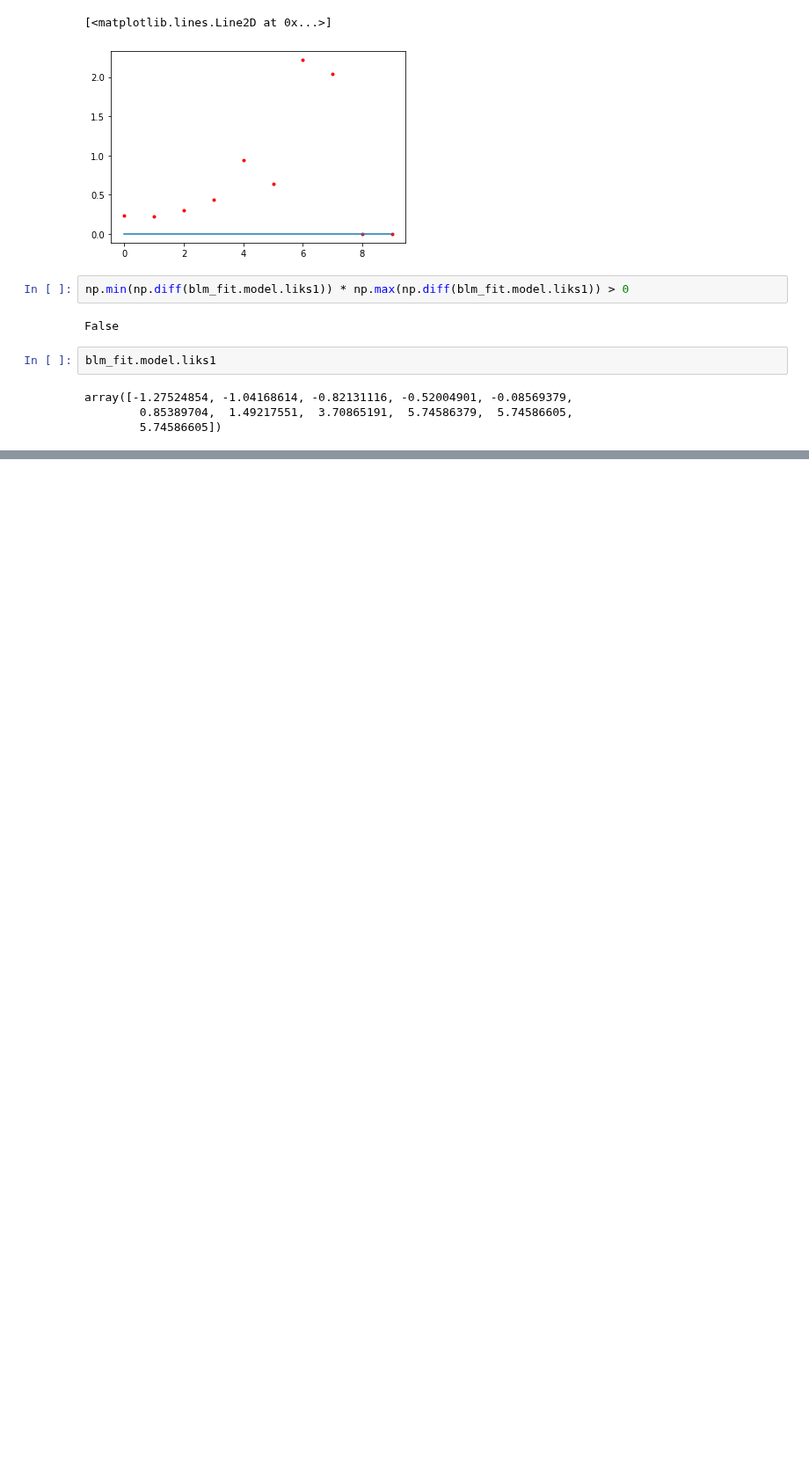
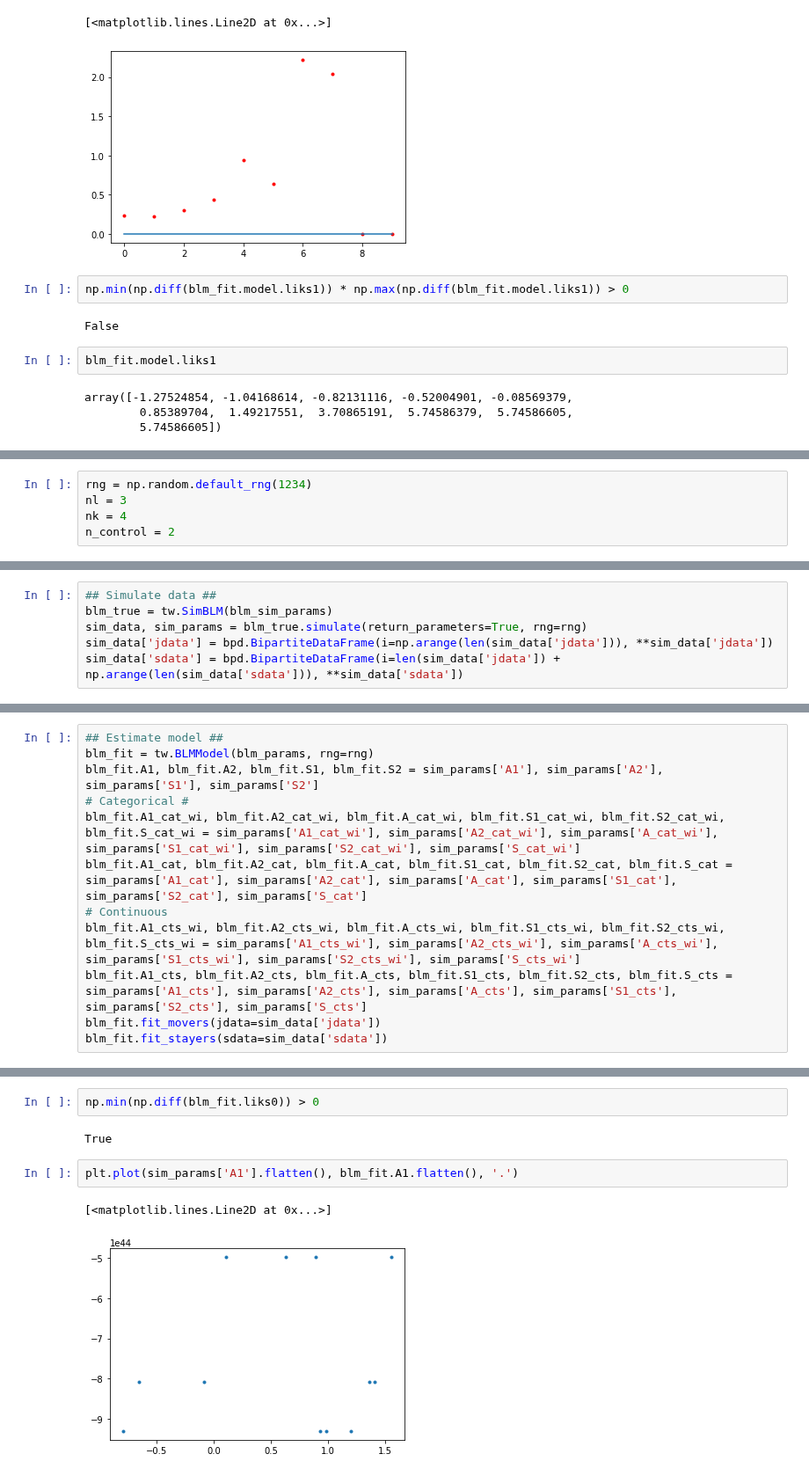
Before and after one commit to tlamadon/pytwoway, a Jupyter notebook: docs/source/notebooks/blm_example.ipynb, the cells around one changed output, grey strips where cells are left out. Shown at 88% size. Cells and saved outputs as stored; diff of their text form; blank space fills up the shorter version.

```diff
--- a/docs/source/notebooks/blm_example.ipynb
+++ b/docs/source/notebooks/blm_example.ipynb
@@ -788,0 +808,5 @@ array([-1.27524854, -1.04168614, -0.82131116, -0.52004901, -0.08569379,
+# %%
+rng = np.random.default_rng(1234)
+nl = 3
+nk = 4
+n_control = 2
@@ -788,0 +855,6 @@ array([-1.27524854, -1.04168614, -0.82131116, -0.52004901, -0.08569379,
+# %%
+## Simulate data ##
+blm_true = tw.SimBLM(blm_sim_params)
+sim_data, sim_params = blm_true.simulate(return_parameters=True, rng=rng)
+sim_data['jdata'] = bpd.BipartiteDataFrame(i=np.arange(len(sim_data['jdata'])), **sim_data['jdata'])
+sim_data['sdata'] = bpd.BipartiteDataFrame(i=len(sim_data['jdata']) + np.arange(len(sim_data['sdata'])), **sim_data['sdata'])
@@ -788,0 +873,12 @@ array([-1.27524854, -1.04168614, -0.82131116, -0.52004901, -0.08569379,
+# %%
+## Estimate model ##
+blm_fit = tw.BLMModel(blm_params, rng=rng)
+blm_fit.A1, blm_fit.A2, blm_fit.S1, blm_fit.S2 = sim_params['A1'], sim_params['A2'], sim_params['S1'], sim_params['S2']
+# Categorical #
+blm_fit.A1_cat_wi, blm_fit.A2_cat_wi, blm_fit.A_cat_wi, blm_fit.S1_cat_wi, blm_fit.S2_cat_wi, blm_fit.S_cat_wi = sim_params['A1_cat_wi'], sim_params['A2_cat_wi'], sim_params['A_cat_wi'], sim_params['S1_cat_wi'], sim_params['S2_cat_wi'], sim_params['S_cat_wi']
+blm_fit.A1_cat, blm_fit.A2_cat, blm_fit.A_cat, blm_fit.S1_cat, blm_fit.S2_cat, blm_fit.S_cat = sim_params['A1_cat'], sim_params['A2_cat'], sim_params['A_cat'], sim_params['S1_cat'], sim_params['S2_cat'], sim_params['S_cat']
+# Continuous
+blm_fit.A1_cts_wi, blm_fit.A2_cts_wi, blm_fit.A_cts_wi, blm_fit.S1_cts_wi, blm_fit.S2_cts_wi, blm_fit.S_cts_wi = sim_params['A1_cts_wi'], sim_params['A2_cts_wi'], sim_params['A_cts_wi'], sim_params['S1_cts_wi'], sim_params['S2_cts_wi'], sim_params['S_cts_wi']
+blm_fit.A1_cts, blm_fit.A2_cts, blm_fit.A_cts, blm_fit.S1_cts, blm_fit.S2_cts, blm_fit.S_cts = sim_params['A1_cts'], sim_params['A2_cts'], sim_params['A_cts'], sim_params['S1_cts'], sim_params['S2_cts'], sim_params['S_cts']
+blm_fit.fit_movers(jdata=sim_data['jdata'])
+blm_fit.fit_stayers(sdata=sim_data['sdata'])
@@ -788,0 +904,9 @@ array([-1.27524854, -1.04168614, -0.82131116, -0.52004901, -0.08569379,
+# %%
+np.min(np.diff(blm_fit.liks0)) > 0
+# %% [output]
+True
+# %%
+plt.plot(sim_params['A1'].flatten(), blm_fit.A1.flatten(), '.')
+# %% [output]
+[<matplotlib.lines.Line2D at 0x...>]
+[figure, added]
```
Also changed, not shown: parts of 18 cells of this notebook, 3 other files.
